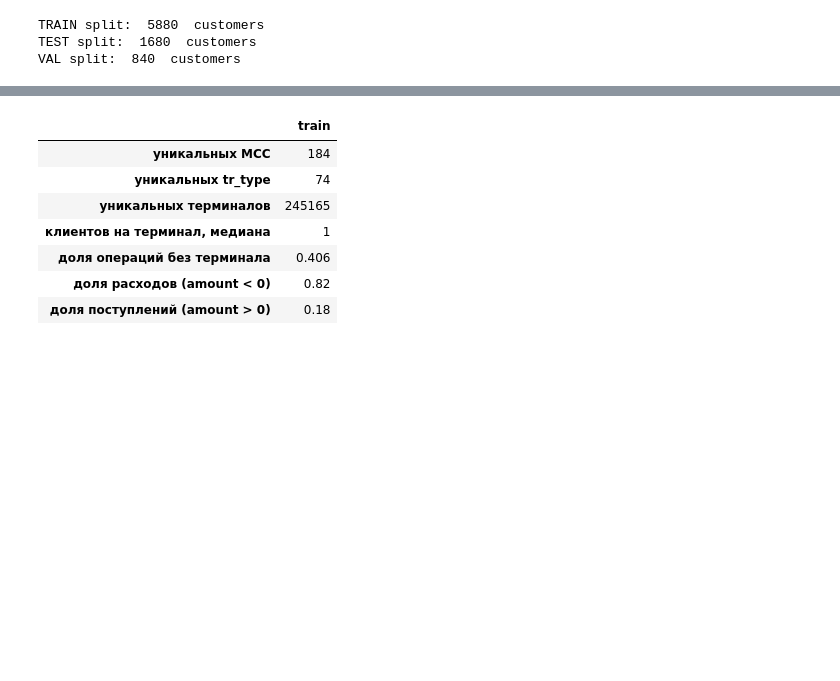
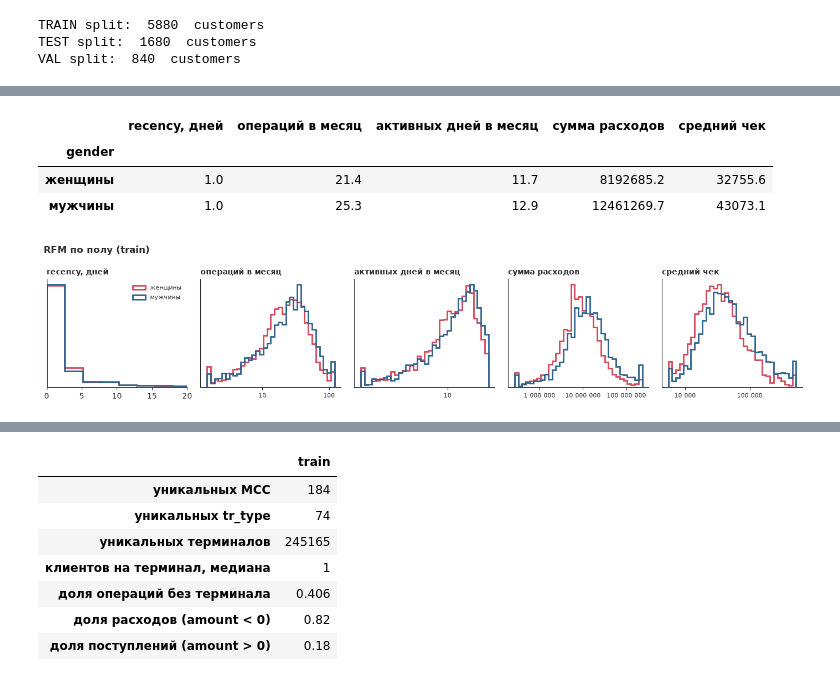
Before and after one commit to Eltralo/gender-prediction, a Jupyter notebook: notebooks/pred_gen_tr.ipynb, the cells around one changed output, grey strips where cells are left out. Cells and saved outputs as stored; diff of their text form; code cells hidden in the pictures; blank space fills up the shorter version.

```diff
--- a/notebooks/pred_gen_tr.ipynb
+++ b/notebooks/pred_gen_tr.ipynb
@@ -102,0 +237,10 @@ VAL split:  840  customers
+# %%
+ref = features.CardReference.from_train(train_df)
+fig = plots.rfm_by_gender(ref.rfm, labels(train_df))
+ref.rfm.groupby(labels(train_df).map({0: "женщины", 1: "мужчины"})).median().round(1)
+# %% [output]
+|  | recency, дней | операций в месяц | активных дней в месяц | сумма расходов | средний чек |
+| gender |  |  |  |  |  |
+| женщины | 1.0 | 21.4 | 11.7 | 8192685.2 | 32755.6 |
+| мужчины | 1.0 | 25.3 | 12.9 | 12461269.7 | 43073.1 |
+[figure, added]
```
Also changed, not shown: parts of 143 cells of this notebook, 2 other files.
